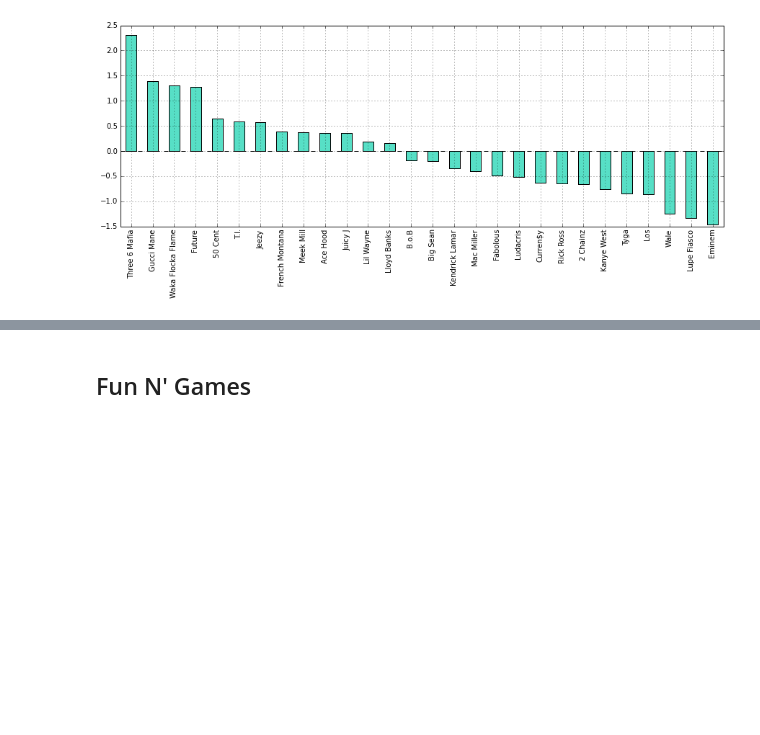
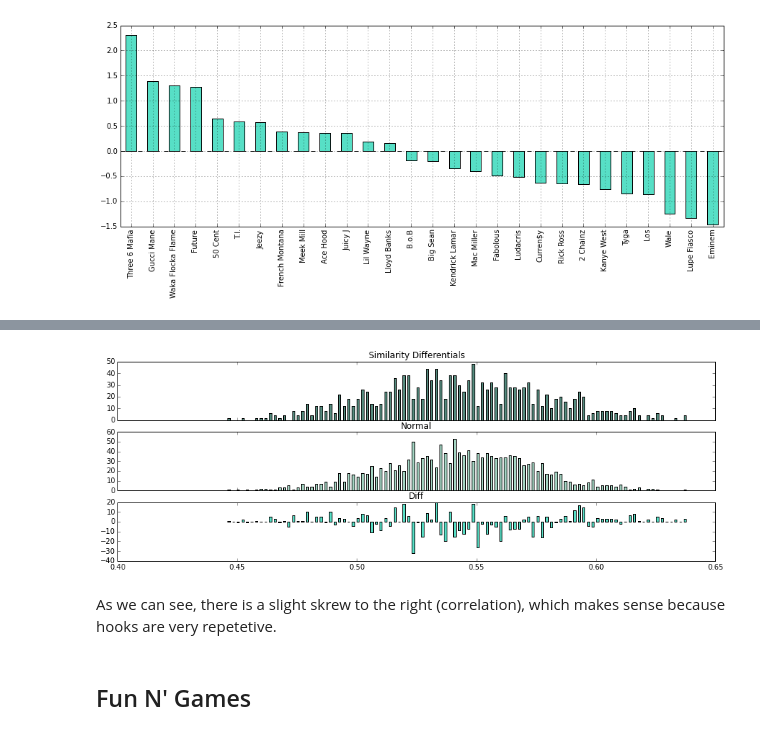
Before and after one commit to baronvonbadguy/genius-scraper, a Jupyter notebook: Exploration.ipynb, the cells around one changed output, grey strips where cells are left out. Saved outputs shown, nothing was run; the diff lists cells and outputs as text; code cells hidden in the pictures; blank space fills up the shorter version.

```diff
--- a/Exploration.ipynb
+++ b/Exploration.ipynb
@@ -489,3 +483,9 @@ average: 0.543043011375
+# %%
+compare_spread_to_norm(dfhc)
+# %% [output]
+[figure, added]
+# %% [markdown]
+As we can see, there is a slight skrew to the right (correlation), which makes sense because hooks are very repetetive.
 # %% [markdown]
 ## Fun N' Games
 # %% [markdown]
```
Also changed, not shown: parts of 12 cells of this notebook.
